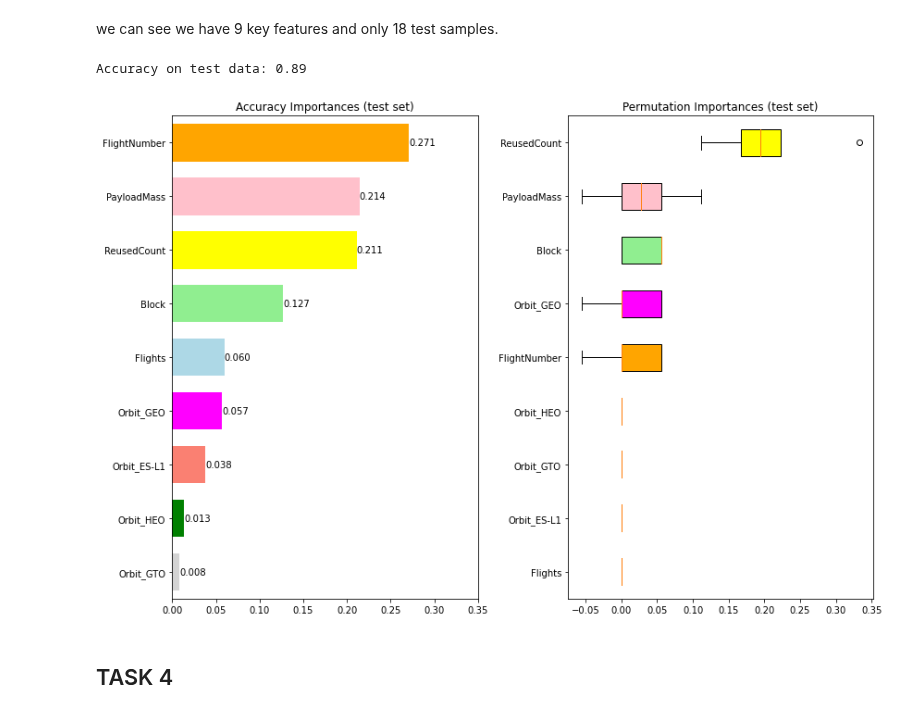
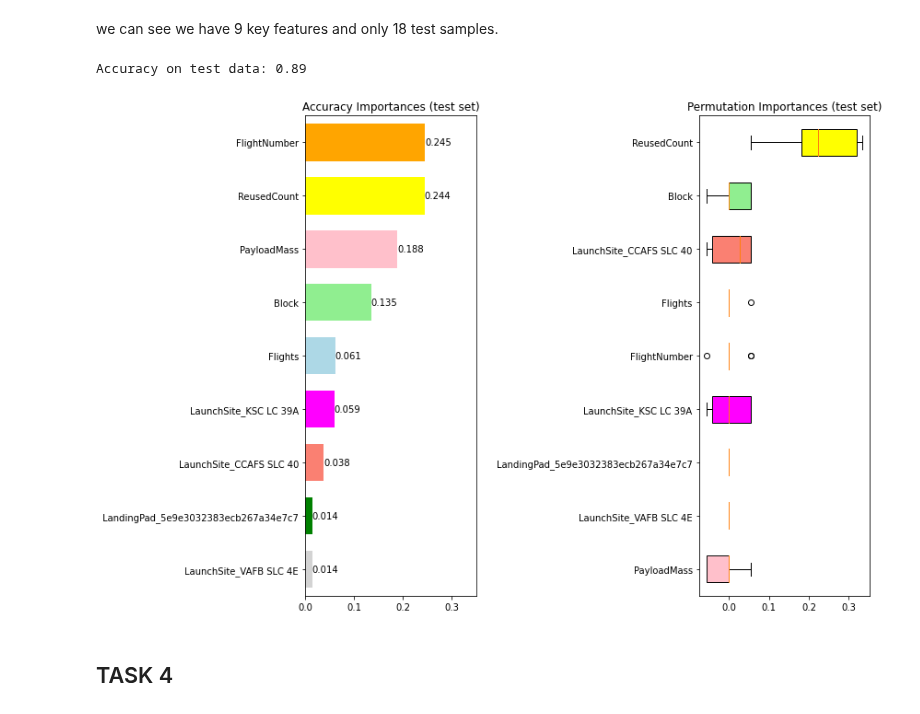
Before and after one commit to mattjcaron/Applied-Data-Science-Capstone, a Jupyter notebook: Machine Learning Prediction lab.ipynb, the cells around one changed output. Cells and saved outputs as stored; diff of their text form; code cells hidden in the pictures.

```diff
--- a/Machine Learning Prediction lab.ipynb
+++ b/Machine Learning Prediction lab.ipynb
@@ -116,0 +100,6 @@ X.head(100)
+# %%
+X = pd.read_csv('https://cf-courses-data.s3.us.cloud-object-storage.appdomain.cloud/IBM-DS0321EN-SkillsNetwork/datasets/dataset_part_3.csv')
+# Orbits are a target outcome Falcon 9 mission, so we orbit dropped of the Falcon 9 missions -  orbit not chosen by customers.
+# Orbit delivery is a key customer requirement = successful delivery of payload to chosen orbit and should be studied separately as a mission outcome classifcation model.
+X= X.drop(columns=['Orbit_ES-L1', 'Orbit_GEO', 'Orbit_GTO', 'Orbit_HEO', 'Orbit_ISS', 'Orbit_ES-L1','Orbit_GEO','Orbit_GTO','Orbit_HEO','Orbit_ISS', 'Orbit_LEO', 'Orbit_MEO', 'Orbit_PO', 'Orbit_SO', 'Orbit_SSO', 'Orbit_VLEO'],axis=1)
+X.head()
@@ -184,12 +181,12 @@ we can see we have 9 key features and only 18 test samples.
 from sklearn.ensemble import RandomForestClassifier
 from sklearn.inspection import permutation_importance
 
-clf = RandomForestClassifier(n_estimators=100, random_state=42)
+clf = RandomForestClassifier(n_estimators=100, random_state=2)
 clf.fit(X_train, Y_train)
 print("Accuracy on test data: {:.2f}".format(clf.score(X_test, Y_test)))
 
 
-result = permutation_importance(clf, X_test, Y_test, n_repeats=10, random_state=42)
+result = permutation_importance(clf, X_test, Y_test, n_repeats=10, random_state=2)
 perm_sorted_idx = result.importances_mean.argsort()
 feature_perm_sort=[ ]
 for i in perm_sorted_idx: feature_perm_sort.append (fn[i])
@@ -199,41 +196,41 @@ feature_tree_sort=[]
 for i in tree_importance_sorted_idx: feature_tree_sort.append (fn[i])
 tree_indices = np.arange(0, len(clf.feature_importances_)) + 0.5
 
-color_number={0:'orange', 1:'pink', 2:'lightblue', 3:'lightgreen', 4:'yellow', 5:'salmon', 6:'magenta', 7:'lightgrey', 8:'green', 9:'cyan',10:'blue'}
+color_number={0:'orange', 1:'pink', 2:'lightblue', 3:'lightgreen', 4:'yellow', 5:'salmon', 6:'magenta', 7:'lightgrey', 8:'green', 9:'cyan',10:'blue', 11:'red', 12:'purple', 13:'grey'}
 tree_colors= []
 for number in tree_importance_sorted_idx:
     tree_colors.append(color_number[number]),
 perm_colors= []
 for number in perm_sorted_idx:
     perm_colors.append(color_number[number]),
 
 fig, (ax1, ax2) = plt.subplots(1, 2, figsize=(12, 8))
 hbars = ax1.barh(tree_indices, clf.feature_importances_[tree_importance_sorted_idx], height= 0.7, color= tree_colors)
 ax1.set_yticks(tree_indices)
 ax1.set_yticklabels(feature_tree_sort)
 ax1.set_ylim((0, len(clf.feature_importances_)))
 # Label with specially formatted floats
 ax1.bar_label(hbars, fmt='%.3f')
 ax1.set_xlim(0, .35)
 ax1.set_title("Accuracy Importances (test set)")
 
 bplot= ax2.boxplot(
     result.importances[perm_sorted_idx].T,
     vert=False,
     labels= feature_perm_sort,
     patch_artist=True,
 )
 ax2.set_title("Permutation Importances (test set)")
 
 for patch, color in zip(bplot['boxes'], perm_colors):
         patch.set_facecolor(color)
 
 fig.tight_layout()
 plt.show()
 fs= tree_indices - 0.5
 # %% [output]
 Accuracy on test data: 0.89
-[figure, old version]
+[figure, new version]
 # %% [markdown]
 ## TASK  4
 # %% [markdown]
```
Also changed, not shown: parts of 6 cells of this notebook.
